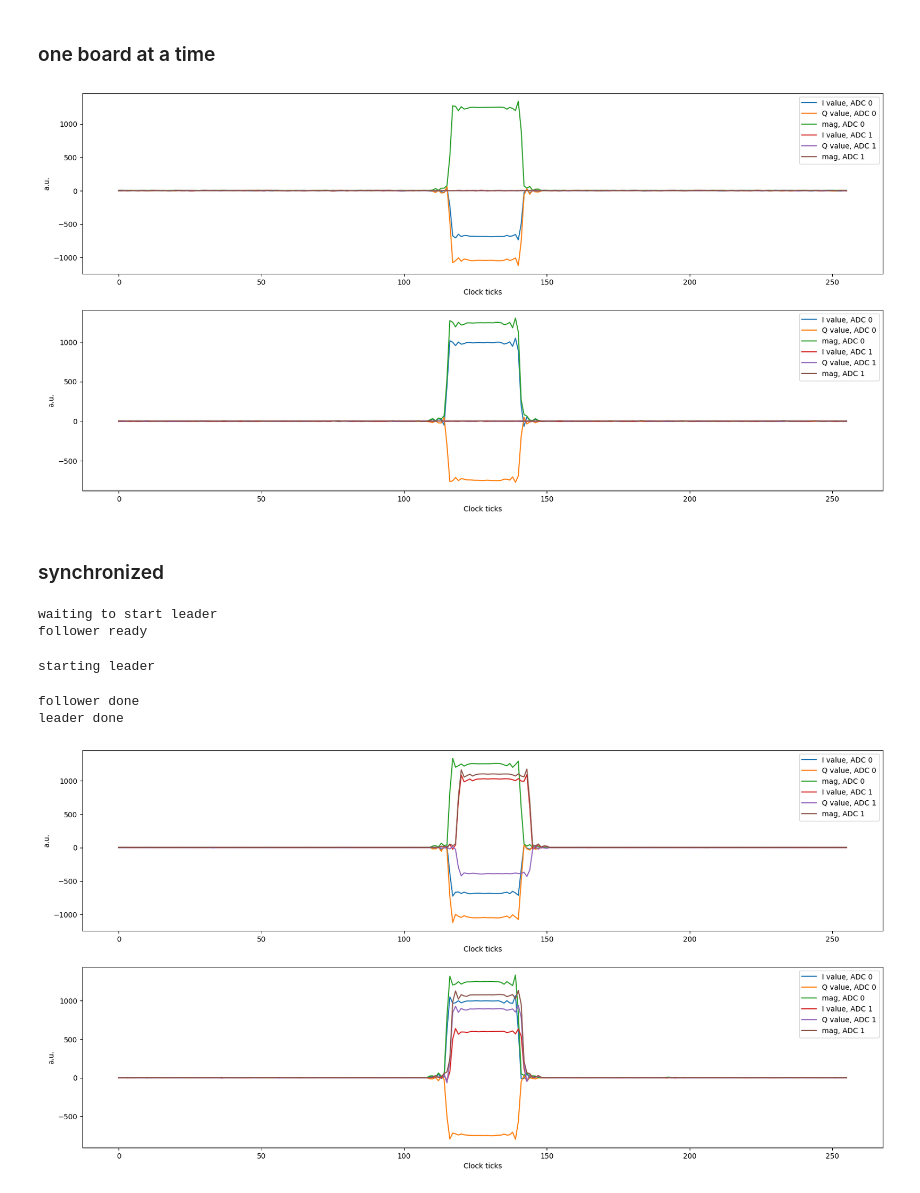
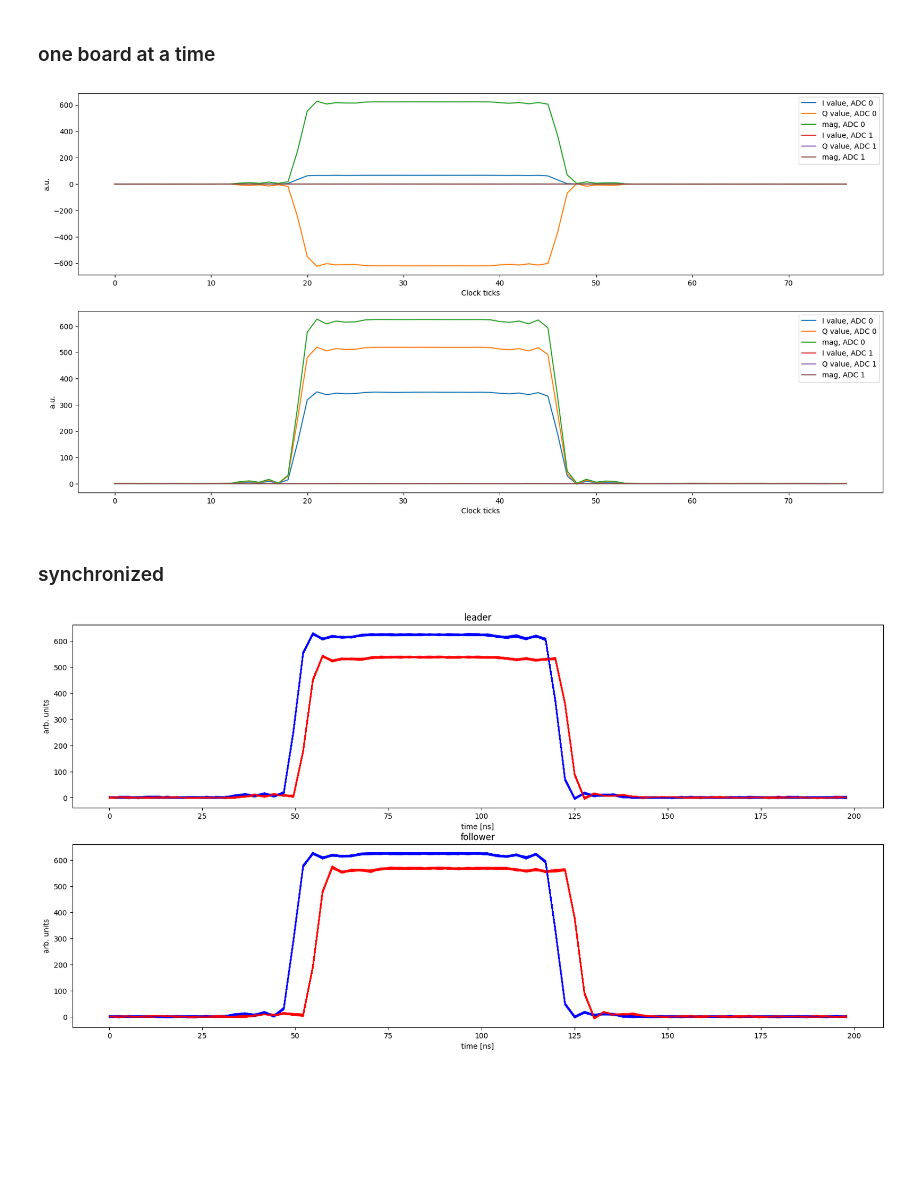
Before and after one commit to meeg/qick_demos_sho, a Jupyter notebook: multiboard.ipynb, the cells around one changed output. Drawn from its saved outputs; the diff is of its cells as text; code cells hidden in the pictures; blank space fills up the shorter version.

Commit message:
update multiboard demo

```diff
--- a/multiboard.ipynb
+++ b/multiboard.ipynb
@@ -96,8 +205,8 @@ Firmware configuration (built Wed Aug 16 13:39:03 2023):
 # %%
 GEN_CHS = [6, 5]
 RO_CHS = [0, 1]
-TRIG_TIME = 120 # tProc ticks
-FREQ = 500
+TRIG_TIME = 145 # tProc ticks
+FREQ = 500 # MHz
 # %%
 class LoopbackProgram(AveragerProgram):
     def initialize(self):
@@ -158,11 +283,12 @@ fig, axes = plt.subplots(len(iq_lists), 1, figsize=(20,10))
 for i, iq_list in enumerate(iq_lists):
     plot = axes[i]
     for ii, iq in enumerate(iq_list):
-        plot.plot(iq[0], label="I value, ADC %d"%(config['ro_chs'][ii]))
-        plot.plot(iq[1], label="Q value, ADC %d"%(config['ro_chs'][ii]))
-        plot.plot(np.abs(iq[0]+1j*iq[1]), label="mag, ADC %d"%(config['ro_chs'][ii]))
-    plot.set_ylabel("a.u.")
-    plot.set_xlabel("Clock ticks")
+        t = 1000*progs[0].get_time_axis(ro_index=ii)
+        plot.plot(t, iq[0], label="I value, ADC %d"%(config['ro_chs'][ii]))
+        plot.plot(t, iq[1], label="Q value, ADC %d"%(config['ro_chs'][ii]))
+        plot.plot(t, get_inphase(iq.T), label="in-phase component, ADC %d"%(config['ro_chs'][ii]))
+    plot.set_ylabel("arb. units")
+    plot.set_xlabel("time [ns]")
     plot.set_title("Averages = " + str(config["soft_avgs"]))
     plot.legend();
 # %% [output]
@@ -325,13 +475,13 @@ config = \
 ### one board at a time
 # %%
 progs = []
-config['send_start'] = True
+config['send_start'] = False
 for i, (soc, soccfg) in enumerate(proxies):
     progs.append(LoopbackProgramV2(soccfg, reps=1, final_delay=0.5, cfg=config))
 
 iq_lists = []
 for i, (soc, soccfg) in enumerate(proxies):
-    iq_lists.append(progs[i].acquire_decimated(soc, progress=True))
+    iq_lists.append(progs[i].acquire_decimated(soc, progress=True, rounds=100))
 
 fig, axes = plt.subplots(len(iq_lists), 1, figsize=(20,10))
 for i, iq_list in enumerate(iq_lists):
@@ -342,37 +492,31 @@ for i, iq_list in enumerate(iq_lists):
         plot.plot(np.abs(iq.dot([1,1j])), label="mag, ADC %d"%(config['ro_chs'][ii]))
     plot.set_ylabel("a.u.")
     plot.set_xlabel("Clock ticks")
-    # plot.set_title("Averages = " + str(config["soft_avgs"]))
     plot.legend();
 # %% [output]
-[figure, old version]
+[figure, new version]
 # %% [markdown]
 ### synchronized
 # %%
-config['leader_delay'] = soccfg.cycles2us(20)
+config['leader_delay'] = soccfg.cycles2us(22)
 
 progs = []
 for i, (soc, soccfg) in enumerate(proxies):
     config['send_start'] = (i==0)
     progs.append(LoopbackProgramV2(soccfg, reps=1, final_delay=0.5, cfg=config))
 
-iq_lists = asyncio.run(run_multiboard())
+iq_lists = asyncio.run(run_multi_decimated(loop, proxies, progs, rounds=100))
 
-fig, axes = plt.subplots(len(iq_lists), 1, figsize=(20,10))
-for i, iq_list in enumerate(iq_lists):
+fig, axes = plt.subplots(len(progs), 1, figsize=(20,10))
+colors = ['blue', 'red']
+for i, prog in enumerate(progs):
     plot = axes[i]
-    for ii, iq in enumerate(iq_list):
-        plot.plot(iq[:,0], label="I value, ADC %d"%(config['ro_chs'][ii]))
-        plot.plot(iq[:,1], label="Q value, ADC %d"%(config['ro_chs'][ii]))
-        plot.plot(np.abs(iq.dot([1,1j])), label="mag, ADC %d"%(config['ro_chs'][ii]))
-    plot.set_ylabel("a.u.")
-    plot.set_xlabel("Clock ticks")
-    # plot.set_title("Averages = " + str(config["soft_avgs"]))
-    plot.legend();
+    for iq_list in prog.get_rounds():
+        for ii, iq in enumerate(iq_list):
+            t = 1000*prog.get_time_axis(ro_index=ii)
+            plot.plot(t, get_inphase(iq), label="in-phase component, ADC %d"%(config['ro_chs'][ii]),color=colors[ii])
+    plot.set_ylabel("arb. units")
+    plot.set_xlabel("time [ns]")
+    plot.set_title(['leader','follower'][i])
 # %% [output]
-waiting to start leader
-follower ready
-starting leader
-follower done
-leader done
-[figure, old version]
+[figure, new version]
```
Also changed, not shown: parts of 28 cells of this notebook.
